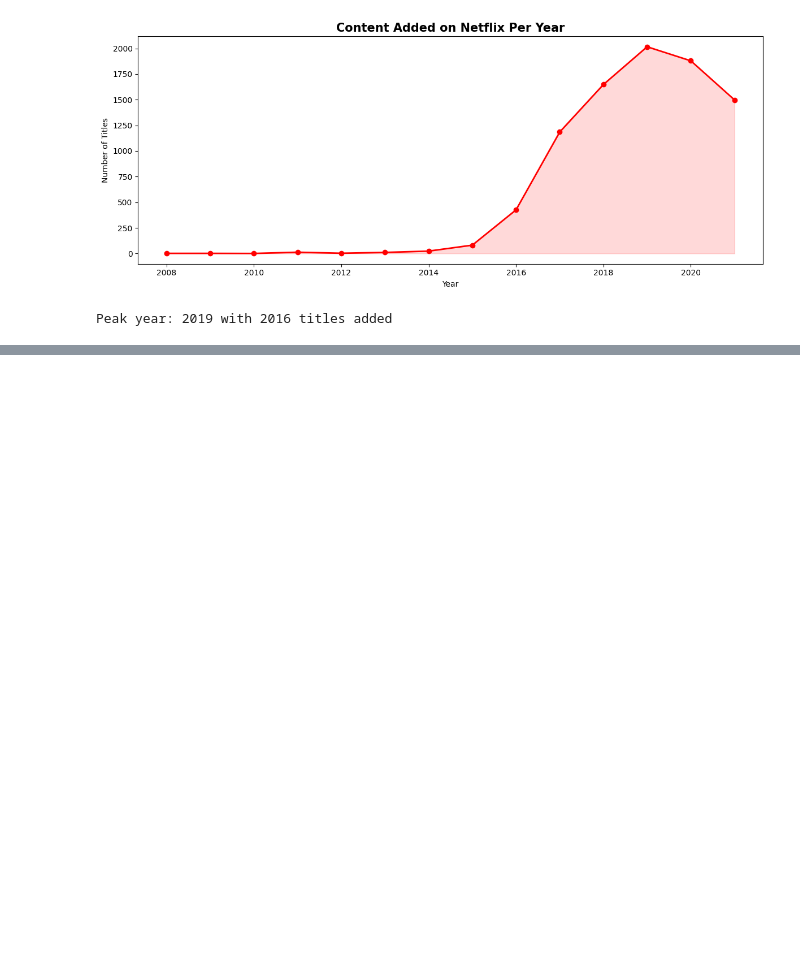
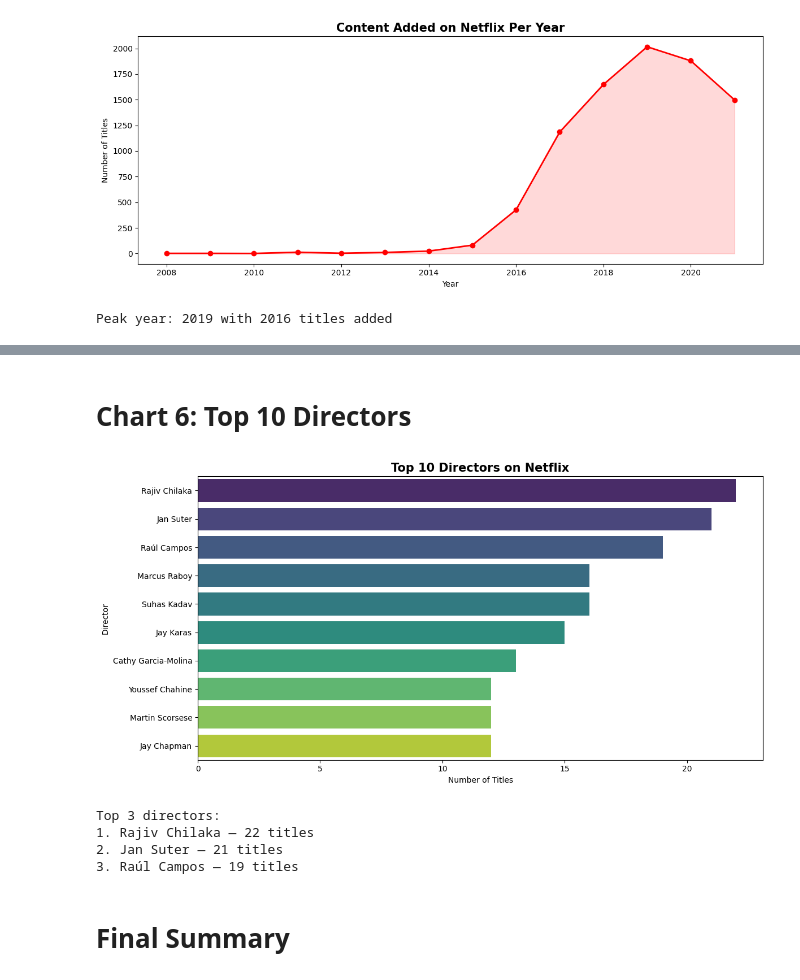
Before and after one commit to AiWriter404/Netflix_Content_Analysis, a Jupyter notebook: Netflix_Content_Analysis.ipynb, the cells around one changed output, grey strips where cells are left out. Drawn from its saved outputs; the diff is of its cells as text; code cells hidden in the pictures; blank space fills up the shorter version.

```diff
--- a/Netflix_Content_Analysis.ipynb
+++ b/Netflix_Content_Analysis.ipynb
@@ -346,0 +404,33 @@ Peak year: 2019 with 2016 titles added
+# %% [markdown]
+# **Chart 6: Top 10 Directors**
+# %%
+#Top 10 Directors on Netflix
+
+top_directors = df[df['director'] != 'Unknown']['director']
+top_directors = top_directors.str.split(',').explode()
+top_directors = top_directors.str.strip().value_counts().head(10).reset_index()
+top_directors.columns = ['Director', 'Count']
+
+plt.figure(figsize=(12, 6))
+
+sns.barplot(data=top_directors, x='Count', y='Director', palette='viridis')
+
+plt.title('Top 10 Directors on Netflix',
+          fontsize=15, fontweight='bold')
+plt.xlabel('Number of Titles')
+plt.ylabel('Director')
+plt.tight_layout()
+plt.show()
+
+# explanation
+print('Top 3 directors:')
+for i in range(3):
+    print(f'{i+1}. {top_directors["Director"][i]} — {top_directors["Count"][i]} titles')
+# %% [output]
+[figure, added]
+Top 3 directors:
+1. Rajiv Chilaka — 22 titles
+2. Jan Suter — 21 titles
+3. Raúl Campos — 19 titles
+# %% [markdown]
+# **Final Summary**
```
Also changed, not shown: parts of 5 cells of this notebook.
